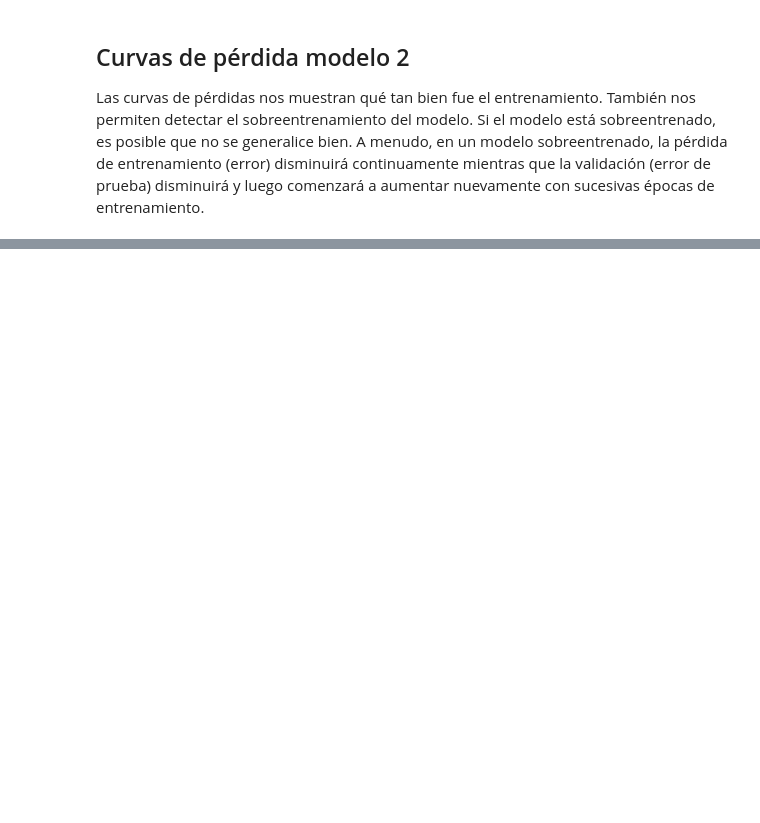
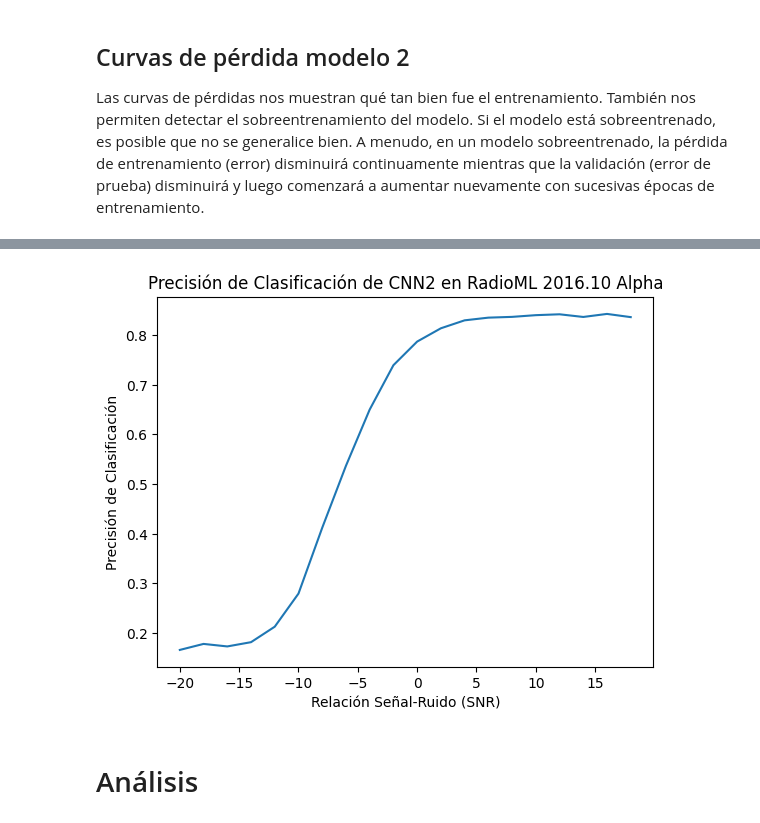
Before and after one commit to Juandiego88/ProyectoFinal_S3_G1, a Jupyter notebook: FinalProject_TS3_RadioML_G1_20232.ipynb, the cells around one changed output, grey strips where cells are left out. Cells and saved outputs as stored; diff of their text form; code cells hidden in the pictures; blank space fills up the shorter version.

Commit message:
Se añade método 2 y el análisis

```diff
--- a/FinalProject_TS3_RadioML_G1_20232.ipynb
+++ b/FinalProject_TS3_RadioML_G1_20232.ipynb
@@ -678,0 +731,15 @@ Good luck!
+# %%
+# Plot accuracy curve
+# Convertir el resultado de map en una lista
+accuracy_values = [acc[x] for x in snrs]
+
+# Graficar
+plt.plot(snrs, accuracy_values)
+plt.xlabel("Relación Señal-Ruido (SNR)")
+plt.ylabel("Precisión de Clasificación")
+plt.title("Precisión de Clasificación de CNN2 en RadioML 2016.10 Alpha")
+plt.show()
+# %% [output]
+[figure, added]
+# %% [markdown]
+# Análisis
```
Also changed, not shown: parts of 26 cells of this notebook.
